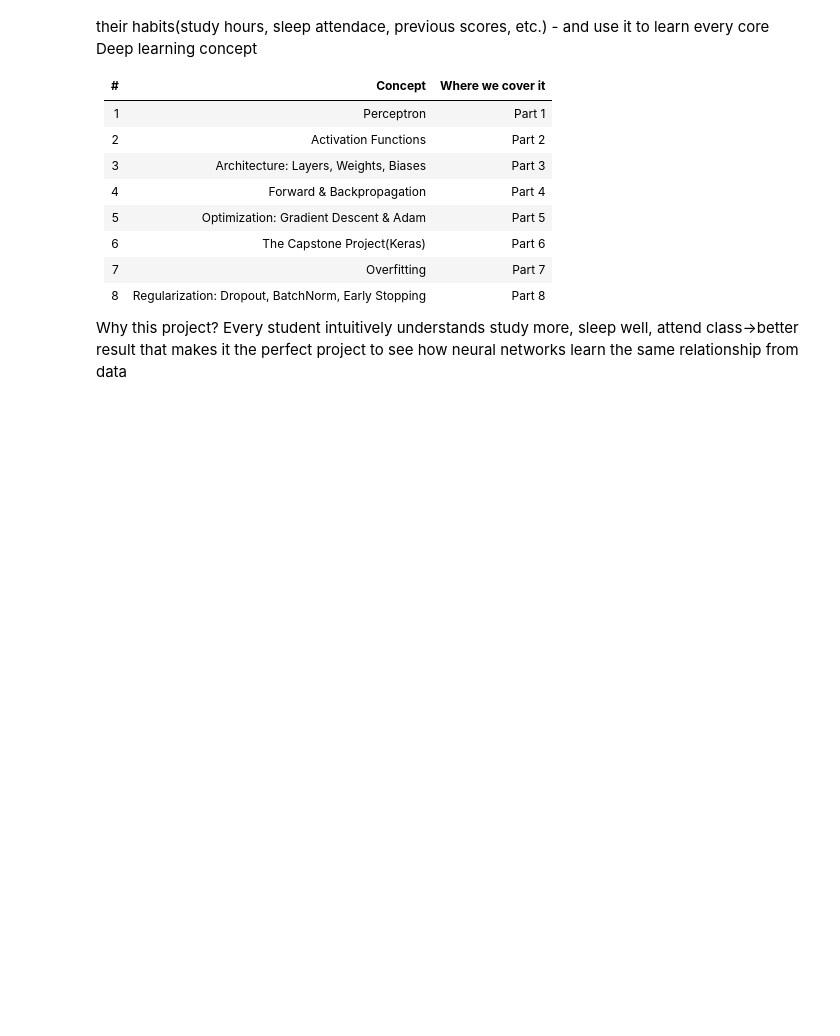
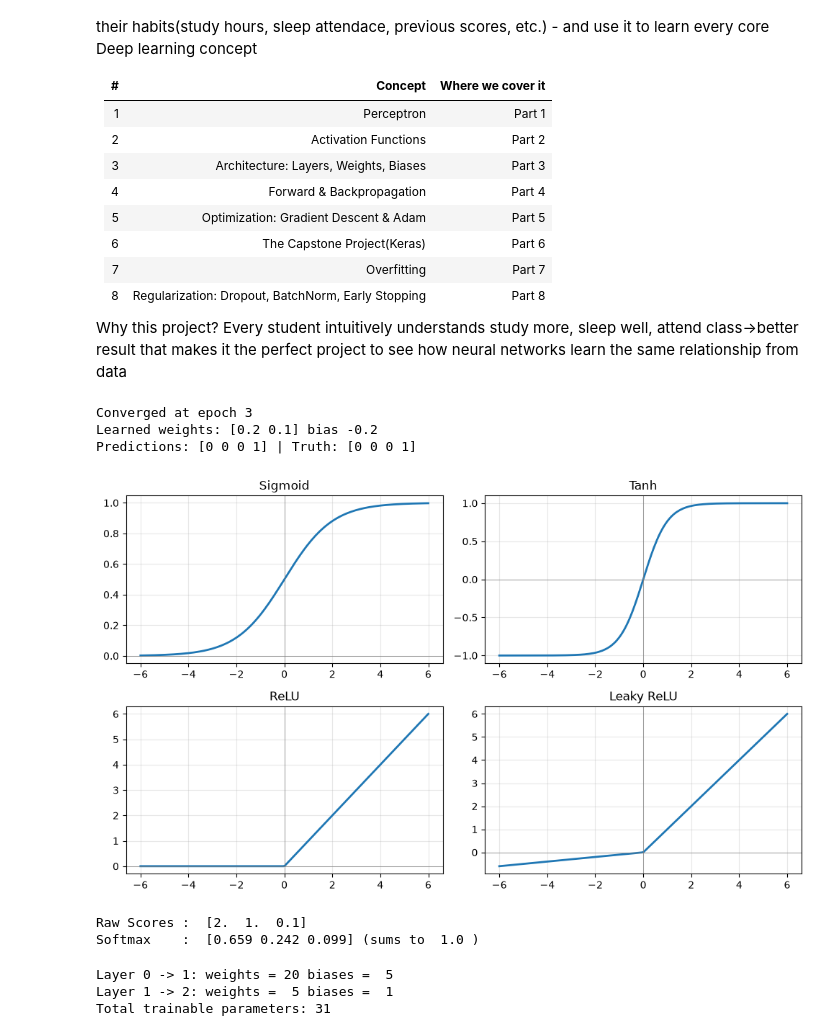
Before and after one commit to zeusbtc69/python, a Jupyter notebook: jupyter/deeplearningprojectusingANN.ipynb, the cells around one changed output. Drawn from its saved outputs; the diff is of its cells as text; code cells hidden in the pictures; blank space fills up the shorter version.

```diff
--- a/jupyter/deeplearningprojectusingANN.ipynb
+++ b/jupyter/deeplearningprojectusingANN.ipynb
@@ -52,9 +52,59 @@ class Perceptron:
                 break
         return self
 
-xToy = np.array([0,0], [0,1], [1,0], [1,1])
+xToy = np.array([[0,0], [0,1], [1,0], [1,1]])
 yToy = np.array([0,0,0,1])
 
 p = Perceptron(n_features=2).fit(xToy, yToy)
 print('Learned weights:', p.w, 'bias', round(p.b, 3))
 print('Predictions:', p.predict(xToy), '| Truth:', yToy)
+# %% [output]
+Converged at epoch 3
+Learned weights: [0.2 0.1] bias -0.2
+Predictions: [0 0 0 1] | Truth: [0 0 0 1]
+# %%
+def sigmoid(z):     return 1 / (1 + np.exp(-z))
+def tanh(z):        return np.tanh(z)
+def relu(z):        return np.maximum(0, z)
+def leaky_relu(z): return np.where(z > 0, z, 0.1 * z)
+
+z = np.linspace(-6, 6, 200)
+funcs = {'Sigmoid': sigmoid, 'Tanh': tanh, 'ReLU': relu, 'Leaky ReLU': leaky_relu}
+
+fig, axes = plt.subplots(2,2,figsize=(10,6))
+for ax, (name, f) in zip(axes.ravel(), funcs.items()):
+    ax.plot(z, f(z), lw = 2)
+    ax.axhline(0, color = 'gray', lw = 0.5)
+    ax.axvline(0, color = 'gray', lw = 0.5)
+    ax.set_title(name)
+    ax.grid(alpha = 0.3)
+plt.tight_layout()
+plt.show()
+# %% [output]
+[figure, added]
+# %%
+def softmax(z):
+    e = np.exp(z - np.max(z))
+    return e / e.sum()
+
+scores = np.array([2.0, 1.0, 0.1])
+print('Raw Scores : ', scores)
+print('Softmax    : ', np.round(softmax(scores), 3), '(sums to ', round(softmax(scores).sum(), 3), ')')
+# %% [output]
+Raw Scores :  [2.  1.  0.1]
+Softmax    :  [0.659 0.242 0.099] (sums to  1.0 )
+# %%
+layers = [4,5,1]
+total = 0
+
+for i in range(len(layers) - 1):
+    n_in, n_out = layers[i], layers[i+1]
+    w_count = n_in * n_out
+    b_count = n_out
+    total += w_count + b_count
+    print(f'Layer {i} -> {i+1}: weights = {w_count:2d} biases = {b_count:2d}')
+print(f'Total trainable parameters: {total}')
+# %% [output]
+Layer 0 -> 1: weights = 20 biases =  5
+Layer 1 -> 2: weights =  5 biases =  1
+Total trainable parameters: 31
```
Also changed, not shown: parts of 3 cells of this notebook.
